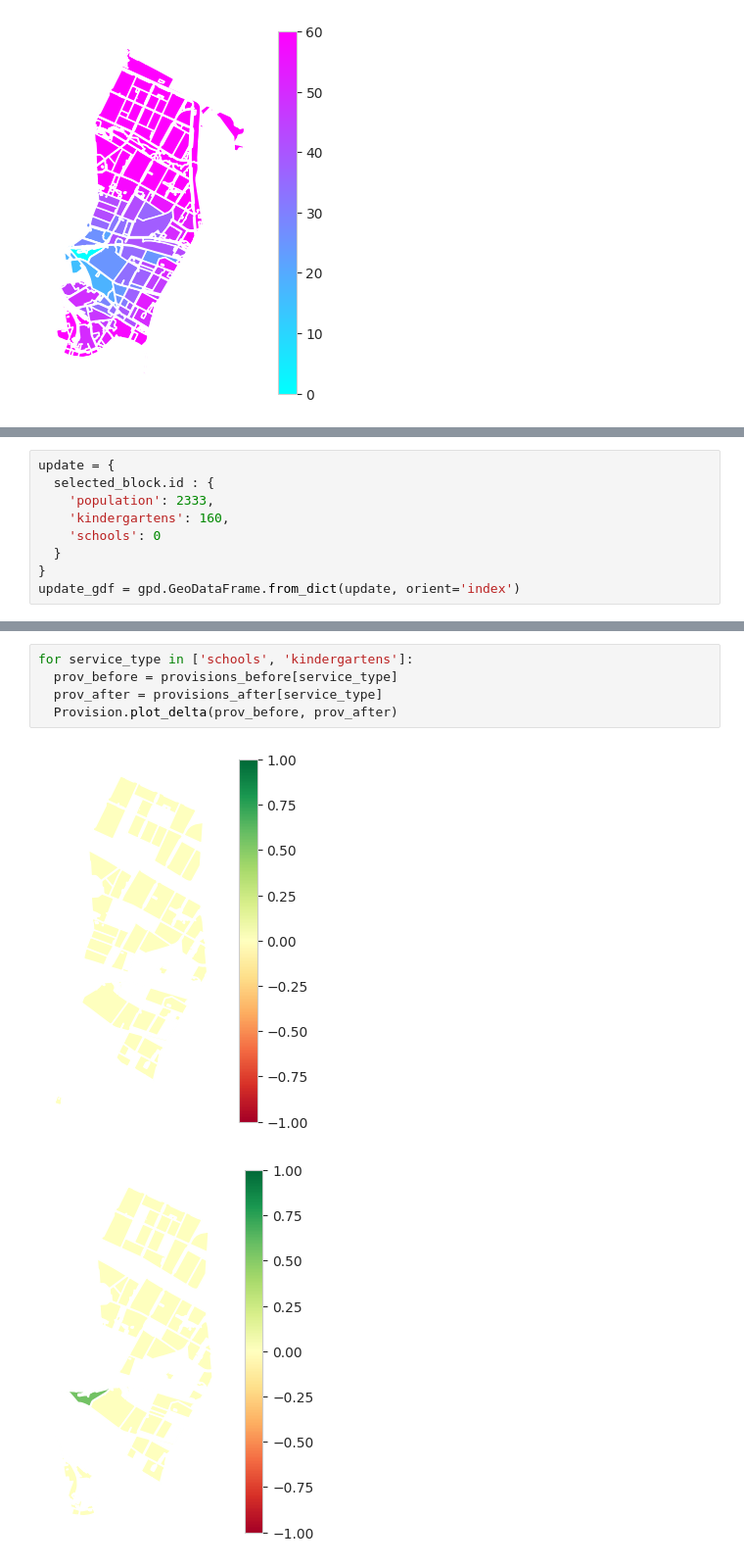
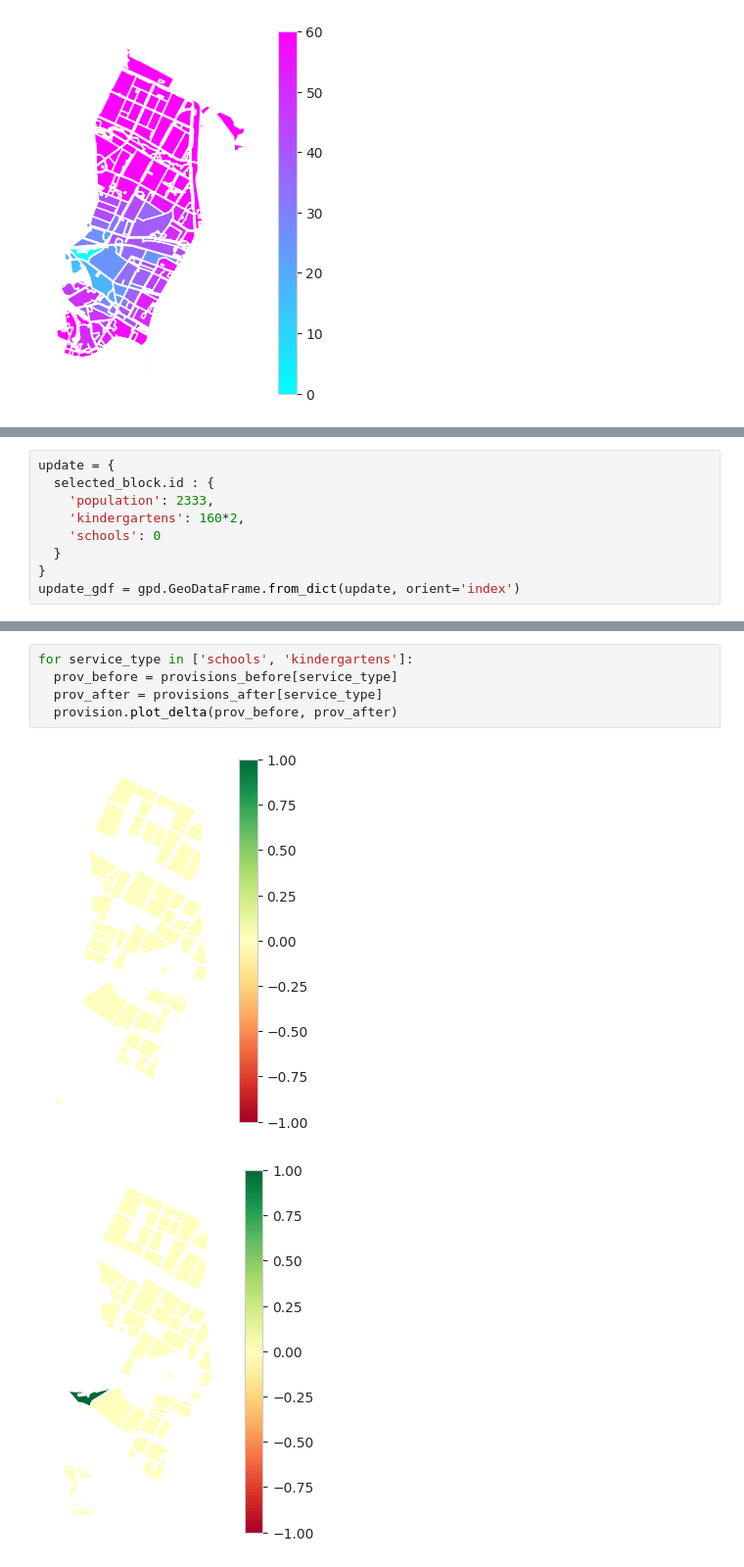
Before and after one commit to aimclub/blocksnet, a Jupyter notebook: examples/etalon_1.ipynb, the cells around one changed output, grey strips where cells are left out. Shown at 98% size. Cells and saved outputs as stored; diff of their text form.

```diff
--- a/examples/etalon_1.ipynb
+++ b/examples/etalon_1.ipynb
@@ -73,7 +73,7 @@ Provision.plot_provisions(provisions_before)
 update = {
   selected_block.id : {
     'population': 2333,
-    'kindergartens': 160,
+    'kindergartens': 160*2,
     'schools': 0
   }
 }
@@ -94,11 +94,11 @@ for service_type in ['schools', 'kindergartens']:
 # %%
 for service_type in ['schools', 'kindergartens']:
   prov_before = provisions_before[service_type]
   prov_after = provisions_after[service_type]
-  Provision.plot_delta(prov_before, prov_after)
+  provision.plot_delta(prov_before, prov_after)
 # %% [output]
 [figure]
-[figure, old version]
+[figure, new version]
 # %%
 for service_type in ['schools', 'kindergartens']:
   before = provisions_before[service_type]['demand_within'].sum()
```
Also changed, not shown: parts of 4 cells of this notebook, 4 other files.
